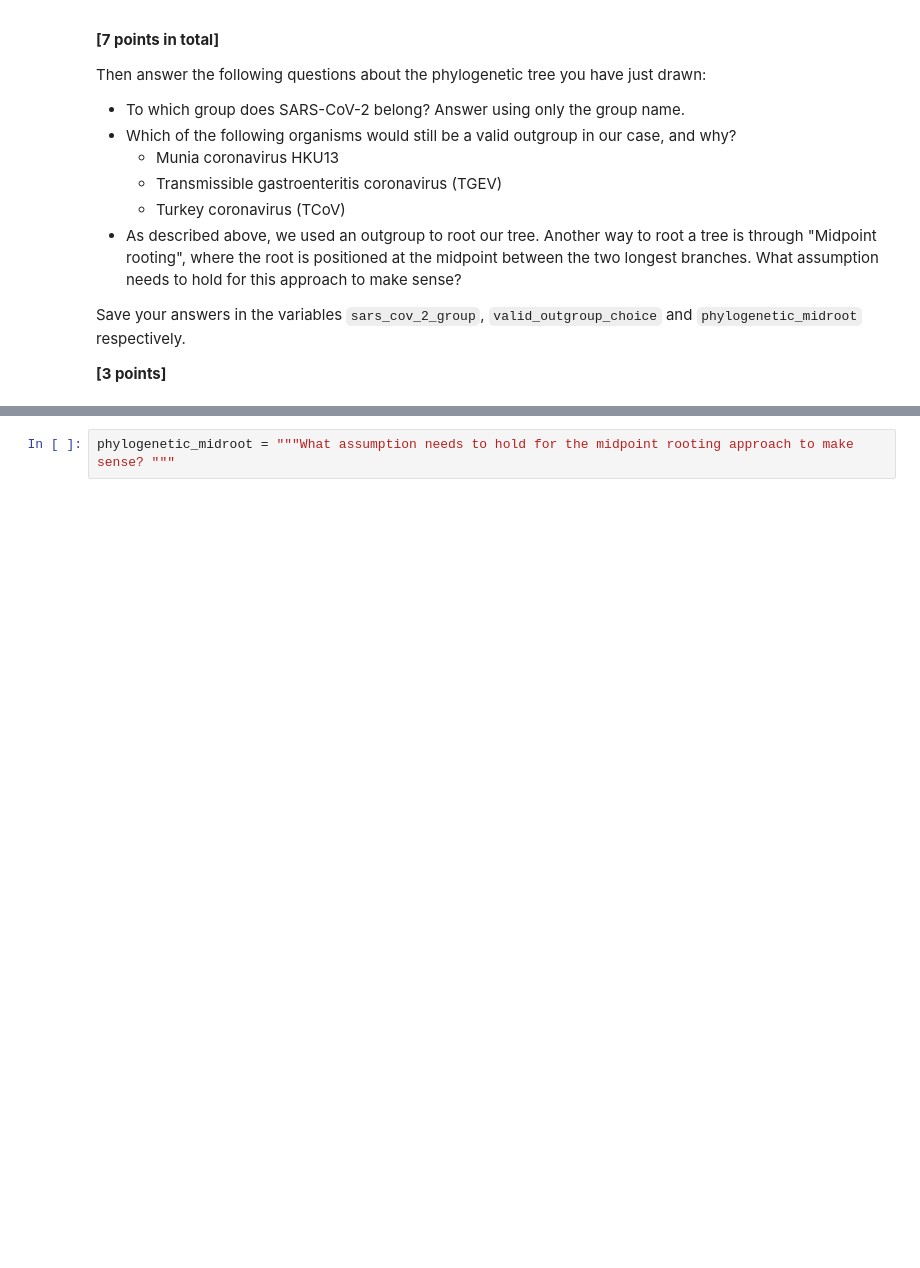
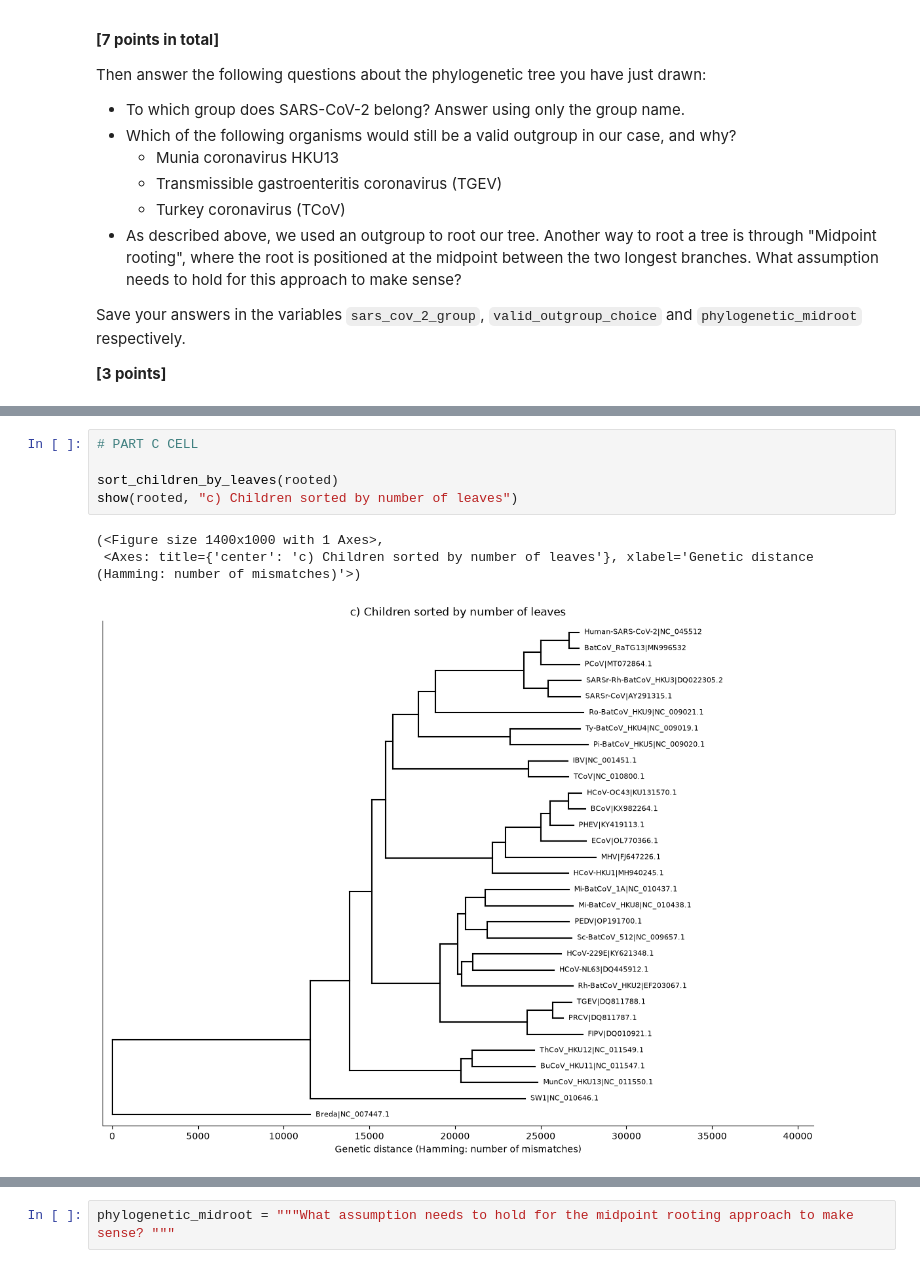
Before and after one commit to Anilaj-Dhulipalla/assign_phylo, a Jupyter notebook: phylo_workbook.ipynb, the cells around one changed output, grey strips where cells are left out. Cells and saved outputs as stored; diff of their text form; blank space fills up the shorter version.

```diff
--- a/phylo_workbook.ipynb
+++ b/phylo_workbook.ipynb
@@ -127,0 +166,9 @@ Save your answers in the variables `sars_cov_2_group`, `valid_outgroup_choice` a
+# %%
+# PART C CELL
+
+sort_children_by_leaves(rooted)
+show(rooted, "c) Children sorted by number of leaves")
+# %% [output]
+(<Figure size 1400x1000 with 1 Axes>,
+ <Axes: title={'center': 'c) Children sorted by number of leaves'}, xlabel='Genetic distance (Hamming: number of mismatches)'>)
+[figure, added]
```
Also changed, not shown: parts of 6 cells of this notebook, 2 other files.
